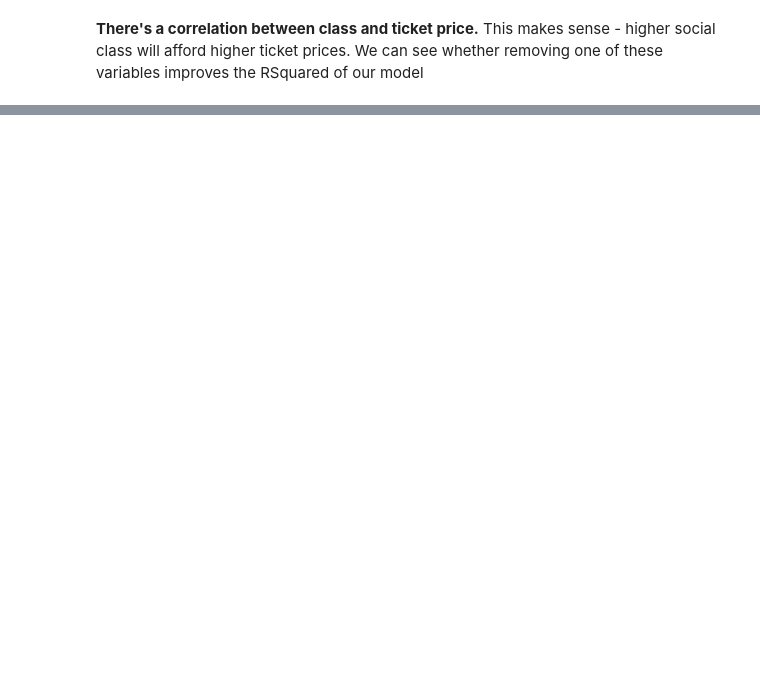
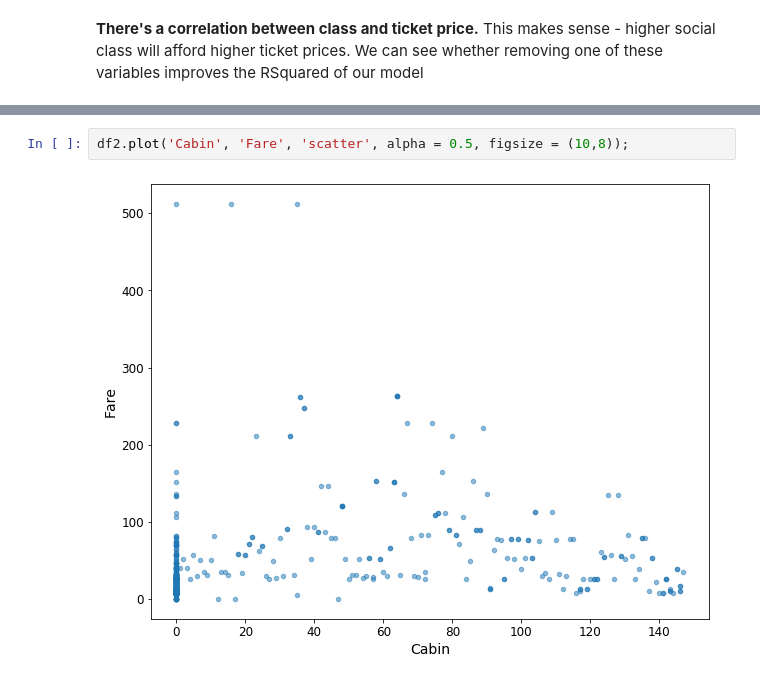
Before and after one commit to Mgallimore88/ML_Titanic, a Jupyter notebook: Titanic lesson 2.ipynb, the cells around one changed output, grey strips where cells are left out. Cells and saved outputs as stored; diff of their text form; blank space fills up the shorter version.

```diff
--- a/Titanic lesson 2.ipynb
+++ b/Titanic lesson 2.ipynb
@@ -369,0 +504,4 @@ def get_oob(df):
+# %%
+df2.plot('Cabin', 'Fare', 'scatter', alpha = 0.5, figsize = (10,8));
+# %% [output]
+[figure, added]
```
Also changed, not shown: parts of 59 cells of this notebook.
